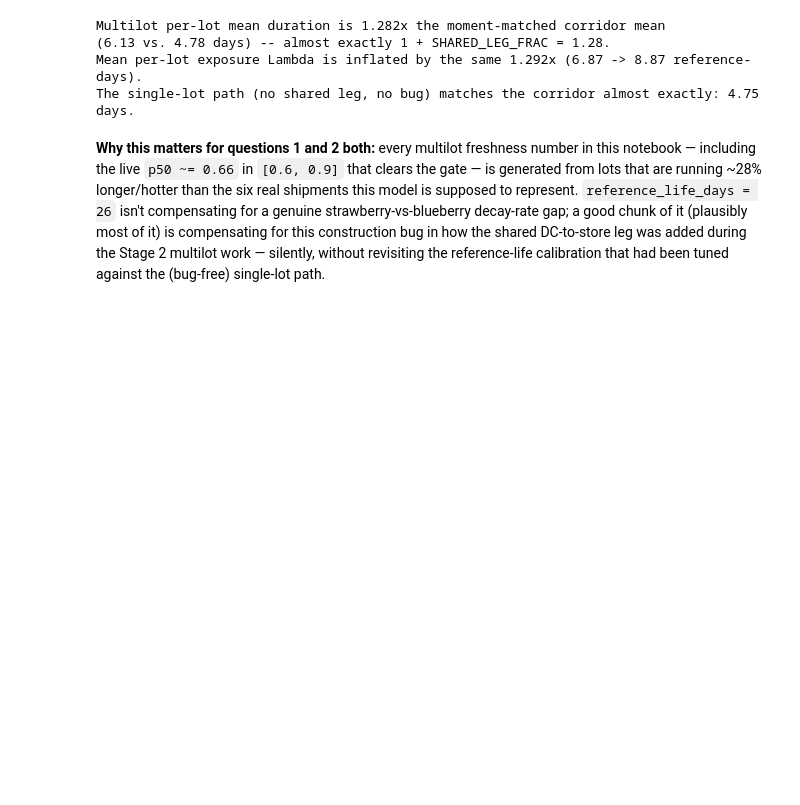
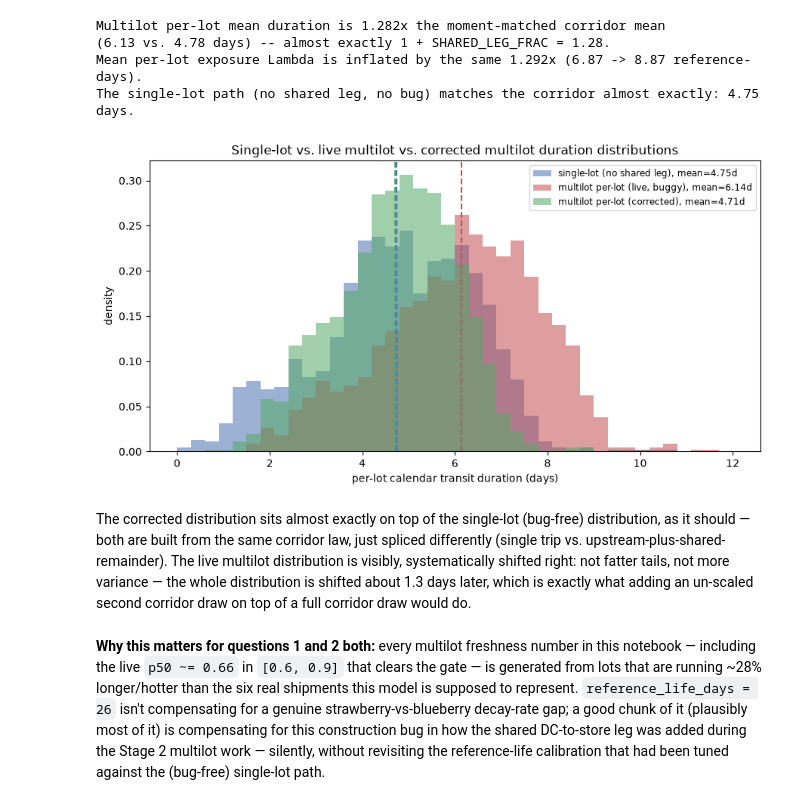
Before and after one commit to OliverEvans96/blueberries-voi, a Jupyter notebook: notebooks/t163_phase1_freshness_realism.ipynb, the cells around one changed output. Cells and saved outputs as stored; diff of their text form; code cells hidden in the pictures; blank space fills up the shorter version.

```diff
--- a/notebooks/t163_phase1_freshness_realism.ipynb
+++ b/notebooks/t163_phase1_freshness_realism.ipynb
@@ -763,6 +773,38 @@ Multilot per-lot mean duration is 1.282x the moment-matched corridor mean
 (6.13 vs. 4.78 days) -- almost exactly 1 + SHARED_LEG_FRAC = 1.28.
 Mean per-lot exposure Lambda is inflated by the same 1.292x (6.87 -> 8.87 reference-days).
 The single-lot path (no shared leg, no bug) matches the corridor almost exactly: 4.75 days.
+# %%
+single_d = np.array(audit["single_lot_duration_samples"])
+multi_d = np.array(audit["multilot_duration_samples"])
+corrected_d = np.array(audit["corrected_multilot_duration_samples"])
+
+fig, ax = plt.subplots(figsize=(9, 4.8))
+bins = np.linspace(0, 12, 41)
+ax.hist(single_d, bins=bins, density=True, alpha=0.55, color=BLUE,
+        label=f"single-lot (no shared leg), mean={single_d.mean():.2f}d")
+ax.hist(multi_d, bins=bins, density=True, alpha=0.55, color=RED,
+        label=f"multilot per-lot (live, buggy), mean={multi_d.mean():.2f}d")
+ax.hist(corrected_d, bins=bins, density=True, alpha=0.55, color=GREEN,
+        label=f"multilot per-lot (corrected), mean={corrected_d.mean():.2f}d")
+ax.axvline(single_d.mean(), color=BLUE, lw=1.5, ls="--")
+ax.axvline(multi_d.mean(), color=RED, lw=1.5, ls="--")
+ax.axvline(corrected_d.mean(), color=GREEN, lw=1.5, ls="--")
+ax.set_xlabel("per-lot calendar transit duration (days)")
+ax.set_ylabel("density")
+ax.set_title("Single-lot vs. live multilot vs. corrected multilot duration distributions")
+ax.legend(fontsize=8.5)
+fig.tight_layout()
+fig.savefig(FIG_DIR / "11_duration_distributions.png", dpi=140)
+plt.show()
+# %% [output]
+[figure, added]
+# %% [markdown]
+The corrected distribution sits almost exactly on top of the single-lot (bug-free)
+distribution, as it should — both are built from the same corridor law, just spliced
+differently (single trip vs. upstream-plus-shared-remainder). The live multilot
+distribution is visibly, systematically shifted right: not fatter tails, not more
+variance — the whole distribution is shifted about 1.3 days later, which is exactly what
+adding an un-scaled second corridor draw on top of a full corridor draw would do.
 # %% [markdown]
 **Why this matters for questions 1 and 2 both:** every multilot freshness number in this
 notebook — including the live `p50 ~= 0.66` in `[0.6, 0.9]` that clears the gate — is
```
Also changed, not shown: parts of 4 cells of this notebook, 2 other files.
